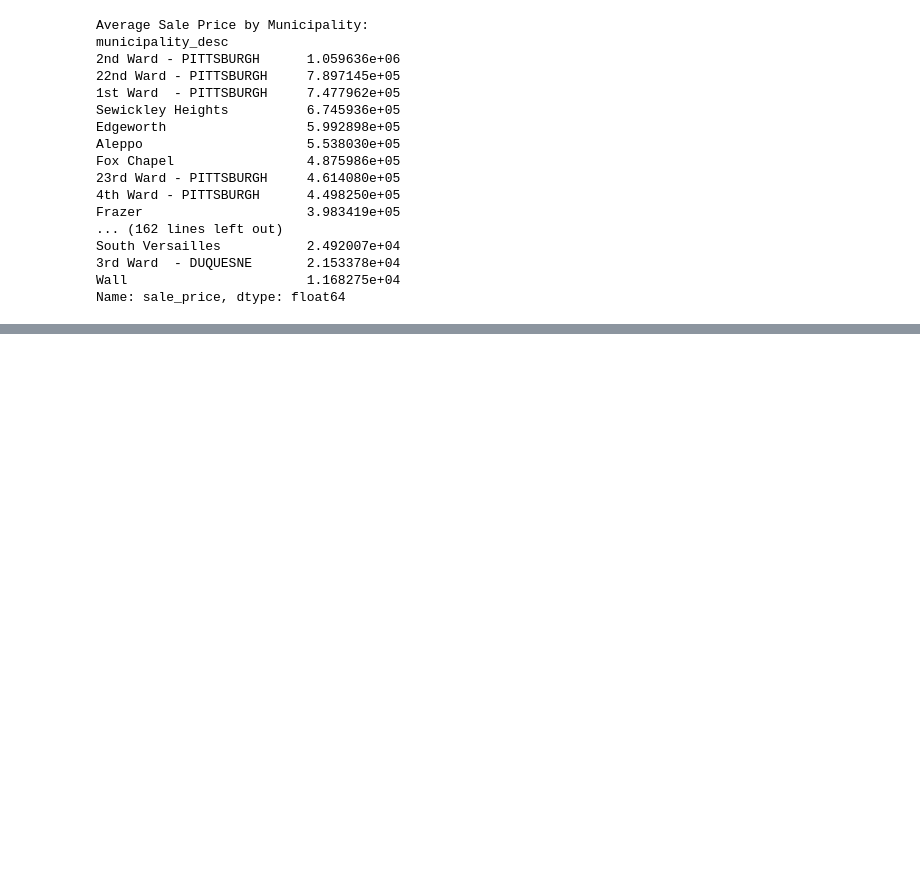
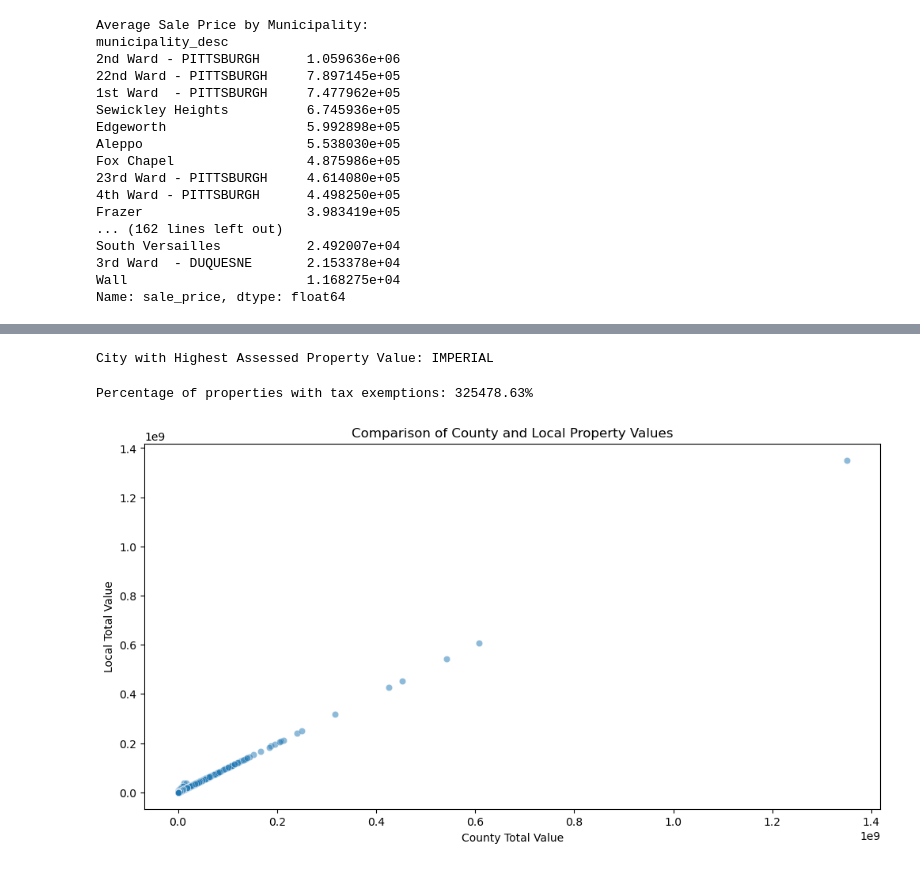
Before and after one commit to ussamasaeed/Allegheny-County-Property-Sale-analysis, a Jupyter notebook: notebook.ipynb, the cells around one changed output, grey strips where cells are left out. Drawn from its saved outputs; the diff is of its cells as text; code cells hidden in the pictures; blank space fills up the shorter version.

```diff
--- a/notebook.ipynb
+++ b/notebook.ipynb
@@ -791,0 +1151,23 @@ Name: sale_price, dtype: float64
+# %%
+# 31 Which **city has the highest assessed property value**?
+max_assessed_value = df['county_total_value'].max()
+city_with_max_assessed_value = df[df['county_total_value'] == max_assessed_value]['property_city'].iloc[0]
+print(f"City with Highest Assessed Property Value: {city_with_max_assessed_value}")
+# %% [output]
+City with Highest Assessed Property Value: IMPERIAL
+# %%
+# 32. What percentage of properties have **tax exemptions**?
+tax_exemption_percentage = (df['county_exempt_building'].sum() / len(df)) * 100
+print(f"Percentage of properties with tax exemptions: {tax_exemption_percentage:.2f}%")
+# %% [output]
+Percentage of properties with tax exemptions: 325478.63%
+# %%
+# 33. How do **county values compare with local values**?
+plt.figure(figsize=(12,6))
+sns.scatterplot(x=df['county_total_value'], y=df['local_total_value'], alpha=0.5)
+plt.xlabel('County Total Value')
+plt.ylabel('Local Total Value')
+plt.title('Comparison of County and Local Property Values')
+plt.show()
+# %% [output]
+[figure, added]
```
Also changed, not shown: parts of 26 cells of this notebook.
